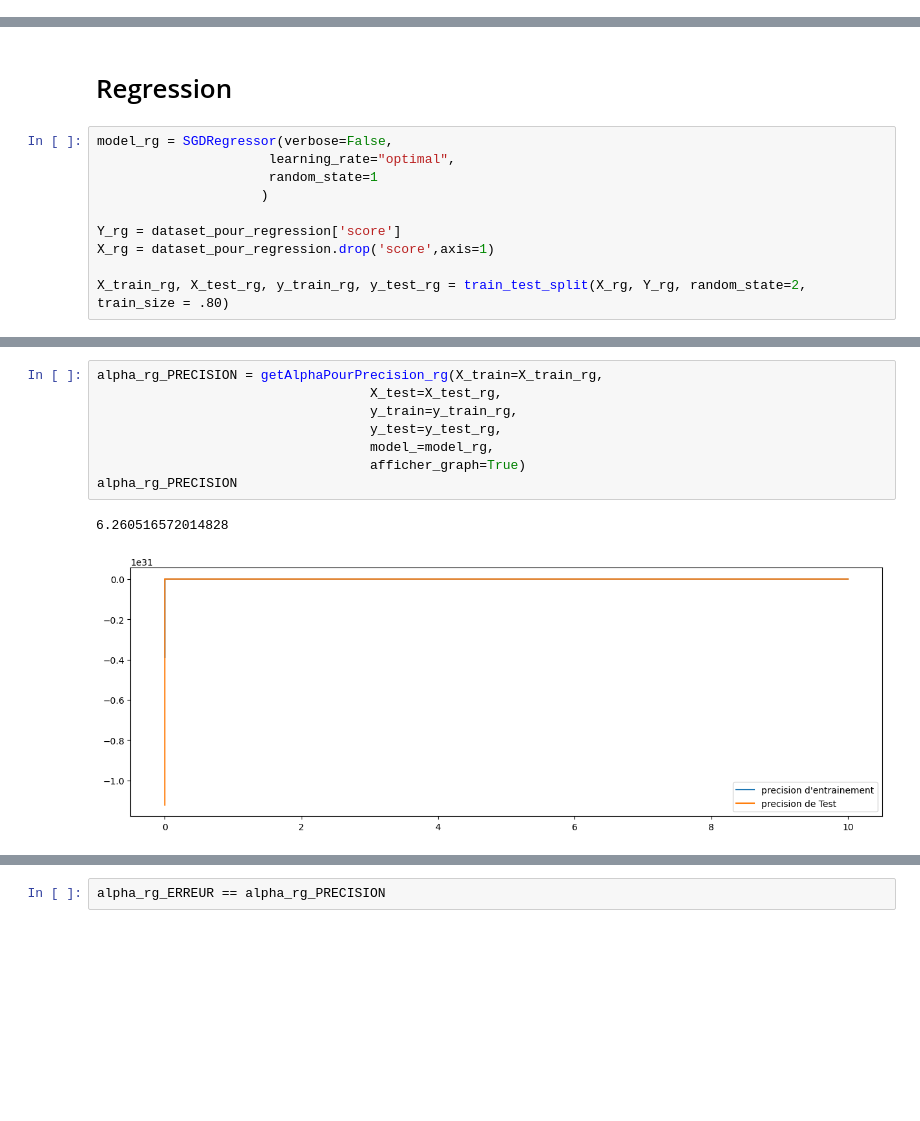
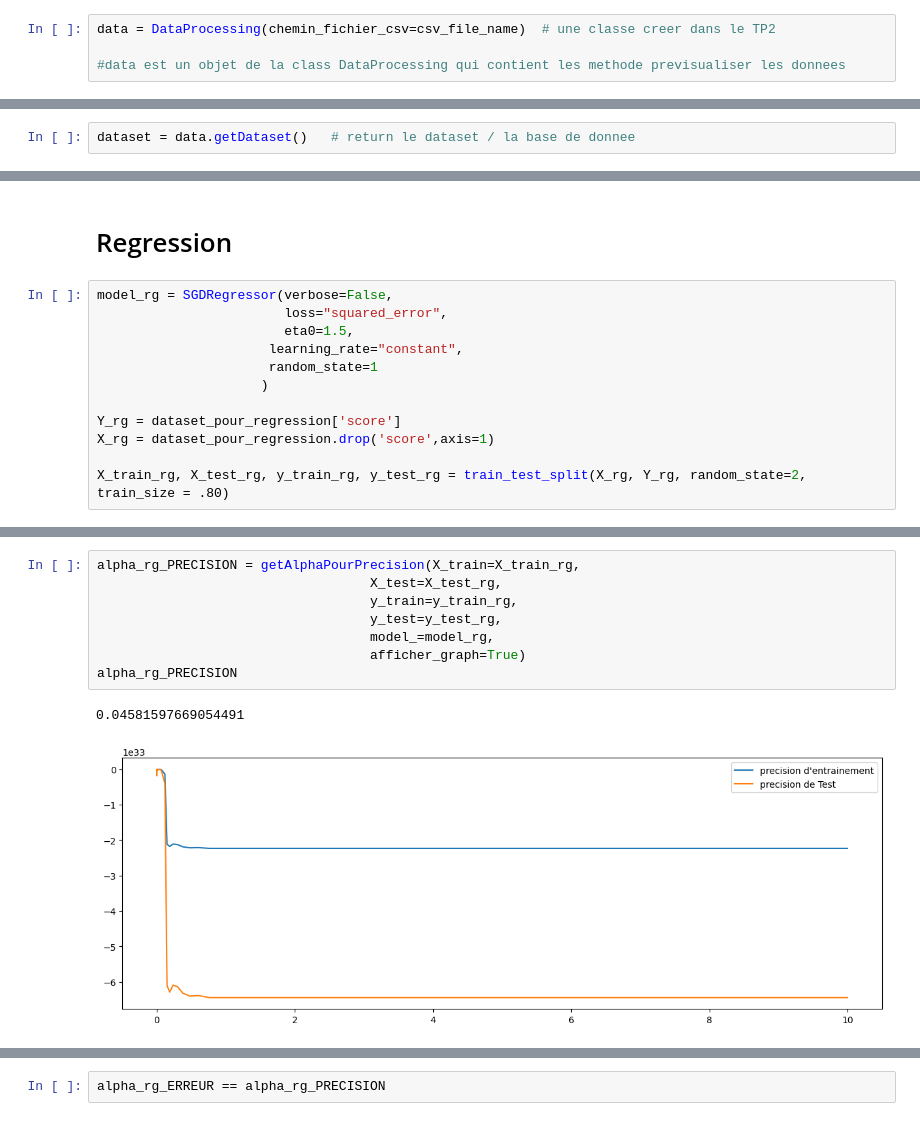
Before and after one commit to DJIGIFA/ODC-ML-DGS, a Jupyter notebook: Untitled.ipynb, the cells around one changed output, grey strips where cells are left out. Drawn from its saved outputs; the diff is of its cells as text; blank space fills up the shorter version.

```diff
--- a/Untitled.ipynb
+++ b/Untitled.ipynb
@@ -16,0 +24,4 @@ csv_file_name = "scorm_tracking_copy.csv"
+# %%
+data = DataProcessing(chemin_fichier_csv=csv_file_name)  # une classe creer dans le TP2
+
+#data est un objet de la class DataProcessing qui contient les methode previsualiser les donnees
@@ -16,0 +30,2 @@ csv_file_name = "scorm_tracking_copy.csv"
+# %%
+dataset = data.getDataset()   # return le dataset / la base de donnee
@@ -175,7 +319,9 @@ sn.heatmap(cl_confusion_matrix, annot=True)
 # Regression
 # %%
 model_rg = SGDRegressor(verbose=False,
-                      learning_rate="optimal",
+                        loss="squared_error",
+                        eta0=1.5,
+                      learning_rate="constant",
                       random_state=1
                      )
 
@@ -248,12 +332,12 @@ def getAplhaPourErreur_rg(X_train, X_test, y_train, y_test,model_,afficher_graph
 # %%
-alpha_rg_PRECISION = getAlphaPourPrecision_rg(X_train=X_train_rg,
+alpha_rg_PRECISION = getAlphaPourPrecision(X_train=X_train_rg,
                                    X_test=X_test_rg,
                                    y_train=y_train_rg,
                                    y_test=y_test_rg,
                                    model_=model_rg,
                                    afficher_graph=True)
 alpha_rg_PRECISION
 # %% [output]
-6.260516572014828
+0.04581597669054491
-[figure, old version]
+[figure, new version]
 # %%
```
Also changed, not shown: parts of 23 cells of this notebook, 1 other file.
